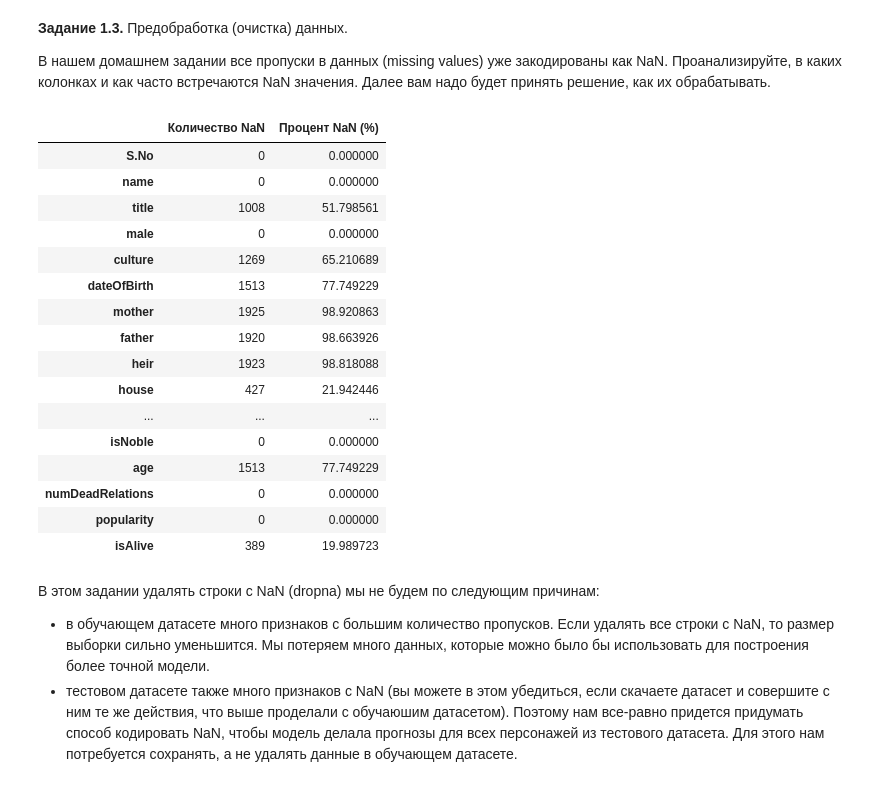
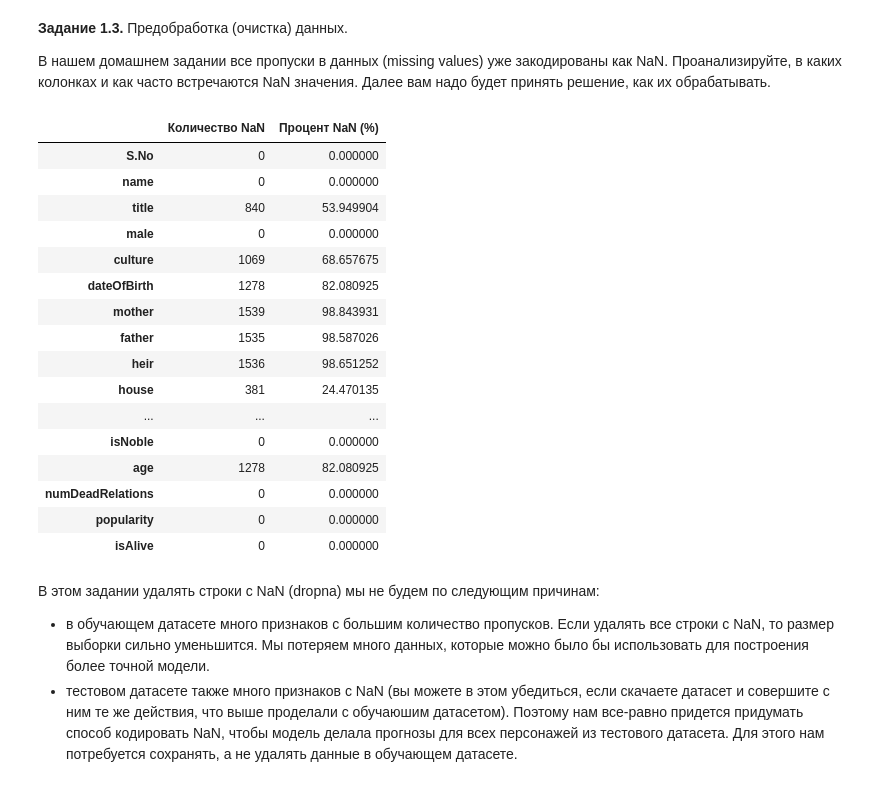
Before and after one commit to dovlatdemin/DLS, a Jupyter notebook: week_01_ml_intro/Homework/hw_1_game_of_thrones.ipynb, the cells around one changed output. Saved outputs shown, nothing was run; the diff lists cells and outputs as text; code cells hidden in the pictures.

```diff
--- a/week_01_ml_intro/Homework/hw_1_game_of_thrones.ipynb
+++ b/week_01_ml_intro/Homework/hw_1_game_of_thrones.ipynb
@@ -112,7 +112,7 @@ test_path = "/content/game_of_thrones_test.csv"
 
 train = pd.read_csv(train_path)
 test = pd.read_csv(test_path)
-data = pd.concat([train, test], axis = 0)
+data = train
 # %% [markdown]
 Посмотрите, какие типы данных представлены в нашем датасете
 # %% [markdown]
@@ -164,31 +164,31 @@ data.describe(include = ['number']).T[['count', 'min', 'max']]
 # %%
 miss_count = data.isna().sum()
 miss_percentage = (data.isna().sum() / len(data)) * 100
 
 info = pd.DataFrame({
-    'Количество NaN': missing_count,
-    'Процент NaN (%)': missing_percentage
+    'Количество NaN': miss_count,
+    'Процент NaN (%)': miss_percentage
 })
 
 info
 # %% [output]
 |  | Количество NaN | Процент NaN (%) |
 | S.No | 0 | 0.000000 |
 | name | 0 | 0.000000 |
-| title | 1008 | 51.798561 |
+| title | 840 | 53.949904 |
 | male | 0 | 0.000000 |
-| culture | 1269 | 65.210689 |
-| dateOfBirth | 1513 | 77.749229 |
-| mother | 1925 | 98.920863 |
-| father | 1920 | 98.663926 |
-| heir | 1923 | 98.818088 |
-| house | 427 | 21.942446 |
+| culture | 1069 | 68.657675 |
+| dateOfBirth | 1278 | 82.080925 |
+| mother | 1539 | 98.843931 |
+| father | 1535 | 98.587026 |
+| heir | 1536 | 98.651252 |
+| house | 381 | 24.470135 |
 | ... | ... | ... |
 | isNoble | 0 | 0.000000 |
-| age | 1513 | 77.749229 |
+| age | 1278 | 82.080925 |
 | numDeadRelations | 0 | 0.000000 |
 | popularity | 0 | 0.000000 |
-| isAlive | 389 | 19.989723 |
+| isAlive | 0 | 0.000000 |
 # %% [markdown]
 В этом задании удалять строки с NaN (dropna) мы не будем по следующим причинам:
 - в обучающем датасете много признаков с большим количество пропусков. Если удалять все строки с NaN, то размер выборки сильно уменьшится. Мы потеряем много данных, которые можно было бы использовать для построения более точной модели.
```
Also changed, not shown: parts of 31 cells of this notebook.
